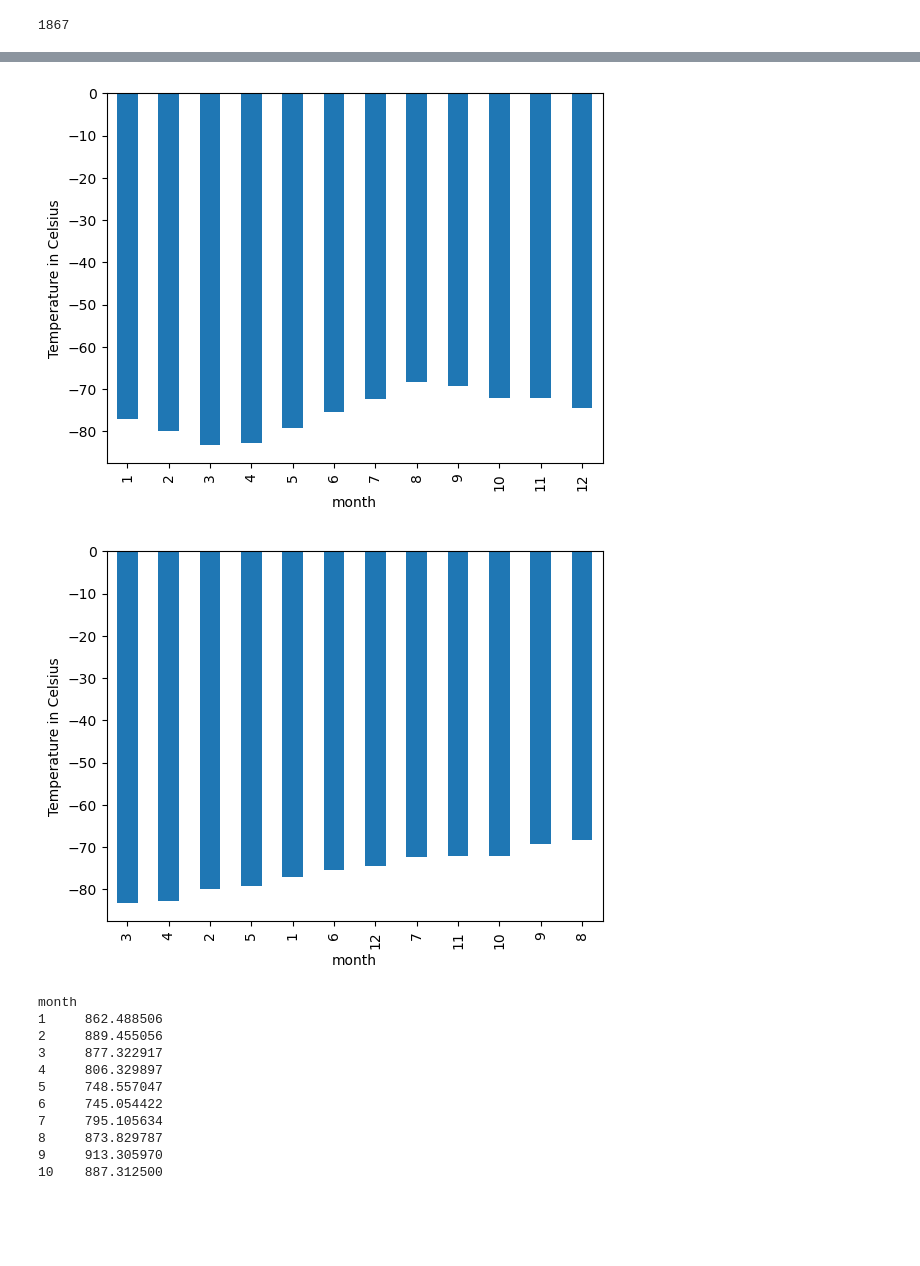
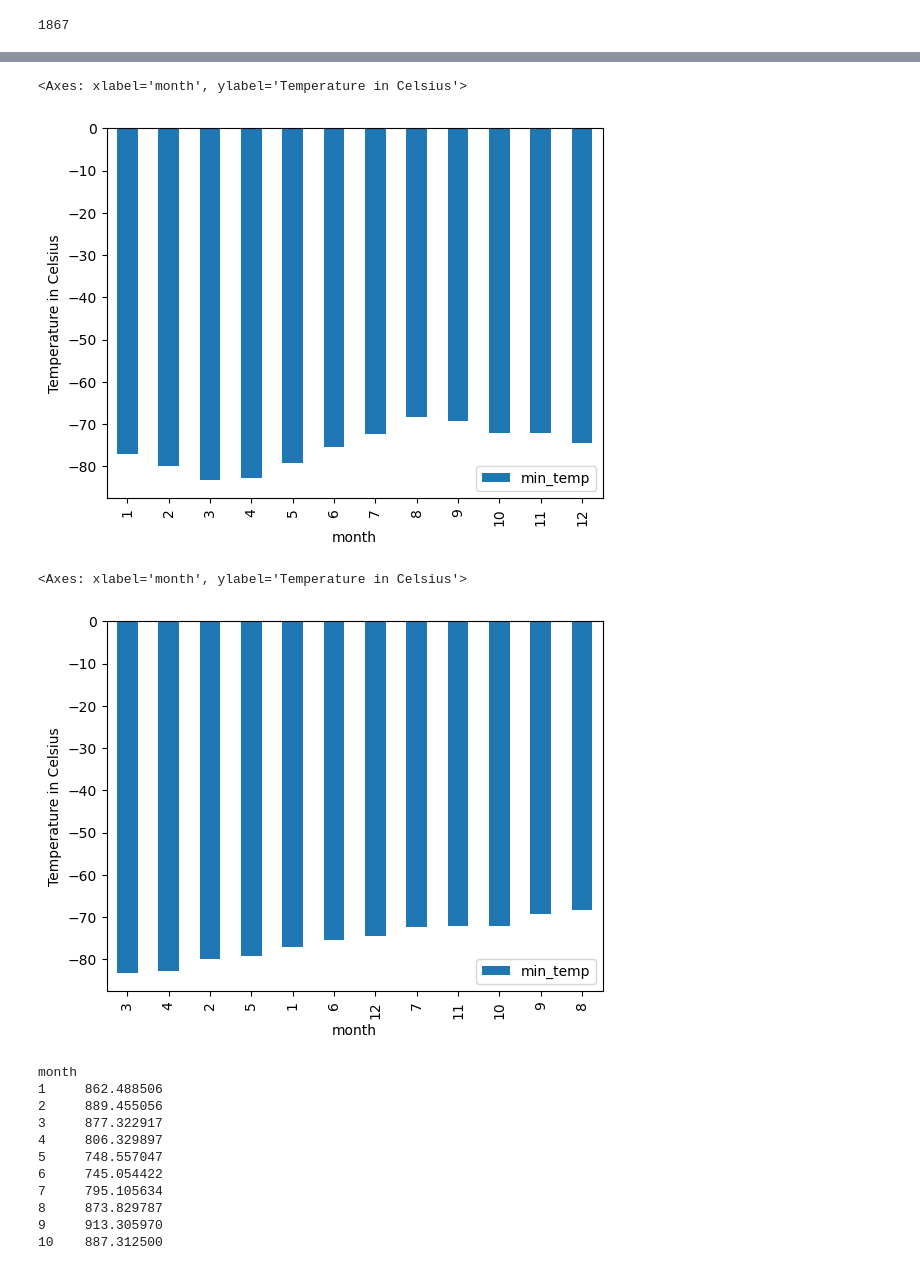
Before and after one commit to downleft/mars-scraper-challenge, a Jupyter notebook: part_2_mars_weather.ipynb, the cells around one changed output, grey strips where cells are left out. Drawn from its saved outputs; the diff is of its cells as text; code cells hidden in the pictures; blank space fills up the shorter version.

Commit message:
Average Min Temp

```diff
--- a/part_2_mars_weather.ipynb
+++ b/part_2_mars_weather.ipynb
@@ -187,4 +192,6 @@ Name: month, dtype: int64
 1867
 # %%
 # 3. What is the average low temperature by month?
+avg_low = df[["month", "min_temp"]].groupby("month").mean()
+avg_low
 # %% [output]
@@ -205,11 +212,15 @@ Name: min_temp, dtype: float64
 # %%
 # Plot the average temperature by month
+avg_low.plot(kind = "bar", ylabel = "Temperature in Celsius")
 # %% [output]
+<Axes: xlabel='month', ylabel='Temperature in Celsius'>
-[figure, old version]
+[figure, new version]
 # %%
 # Identify the coldest and hottest months in Curiosity's location
+avg_low.sort_values("min_temp").plot(kind = "bar", ylabel = "Temperature in Celsius")
 # %% [output]
+<Axes: xlabel='month', ylabel='Temperature in Celsius'>
-[figure, old version]
+[figure, new version]
 # %%
 # 4. Average pressure by Martian month
 # %% [output]
```
Also changed, not shown: parts of 3 cells of this notebook.
